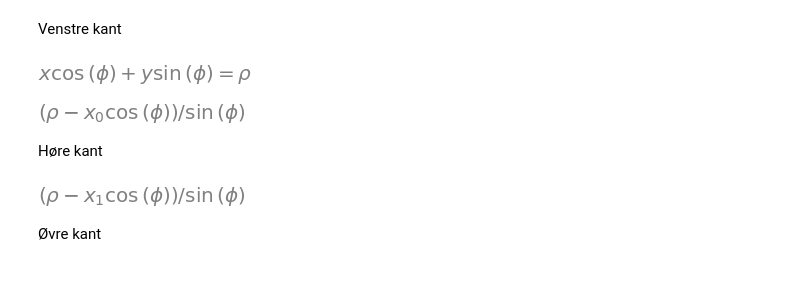
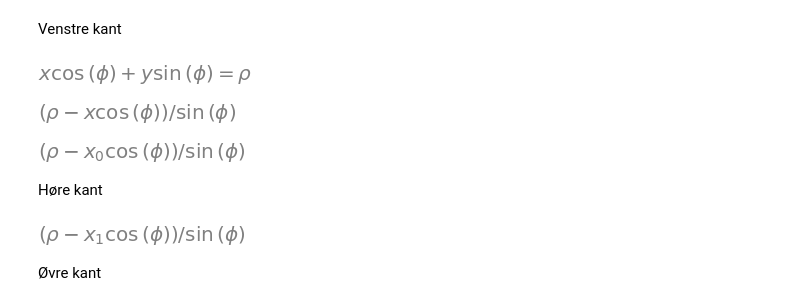
Before and after one commit to RABL1N/Mat1b-Projekt, a Jupyter notebook: 5_2.ipynb, the cells around one changed output. Cells and saved outputs as stored; diff of their text form; code cells hidden in the pictures; blank space fills up the shorter version.

```diff
--- a/5_2.ipynb
+++ b/5_2.ipynb
@@ -13,6 +13,10 @@ eq = Eq(x*cos(phi)+y*sin(phi),rho)
 eq
 # %% [output]
 [figure]
+# %%
+solve(eq,y)[0]
+# %% [output]
+[figure, added]
 # %%
 solve(eq,y)[0].subs({x:x0})
 # %% [output]
```
Also changed, not shown: parts of 8 cells of this notebook, 1 other file.
